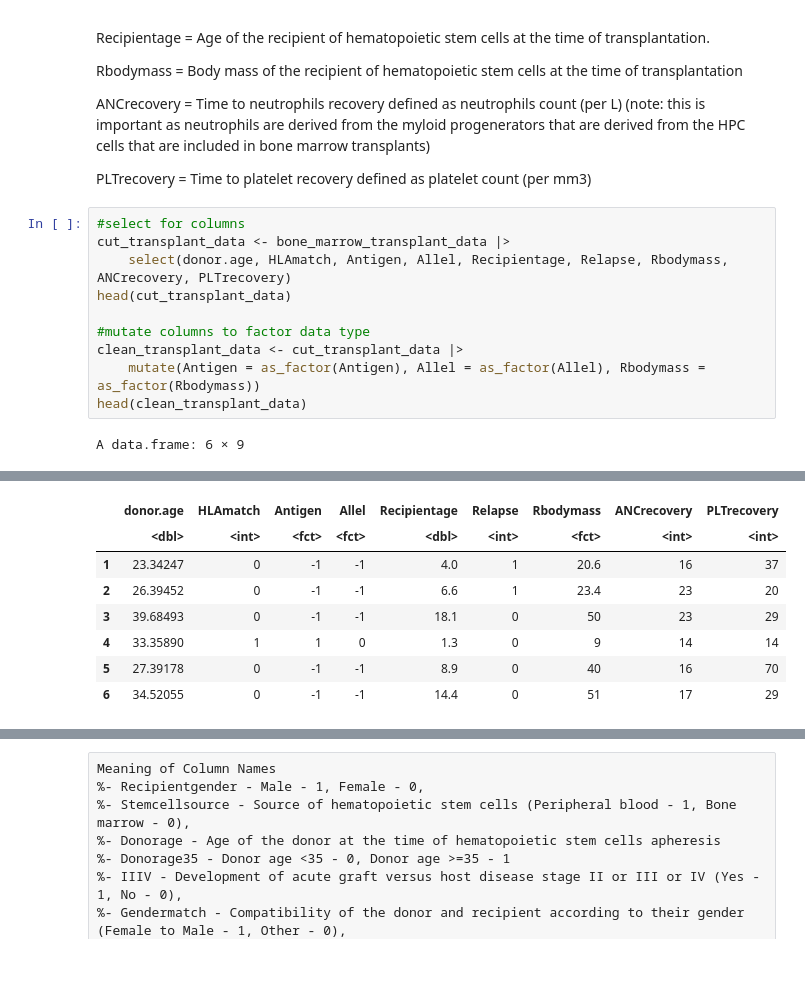
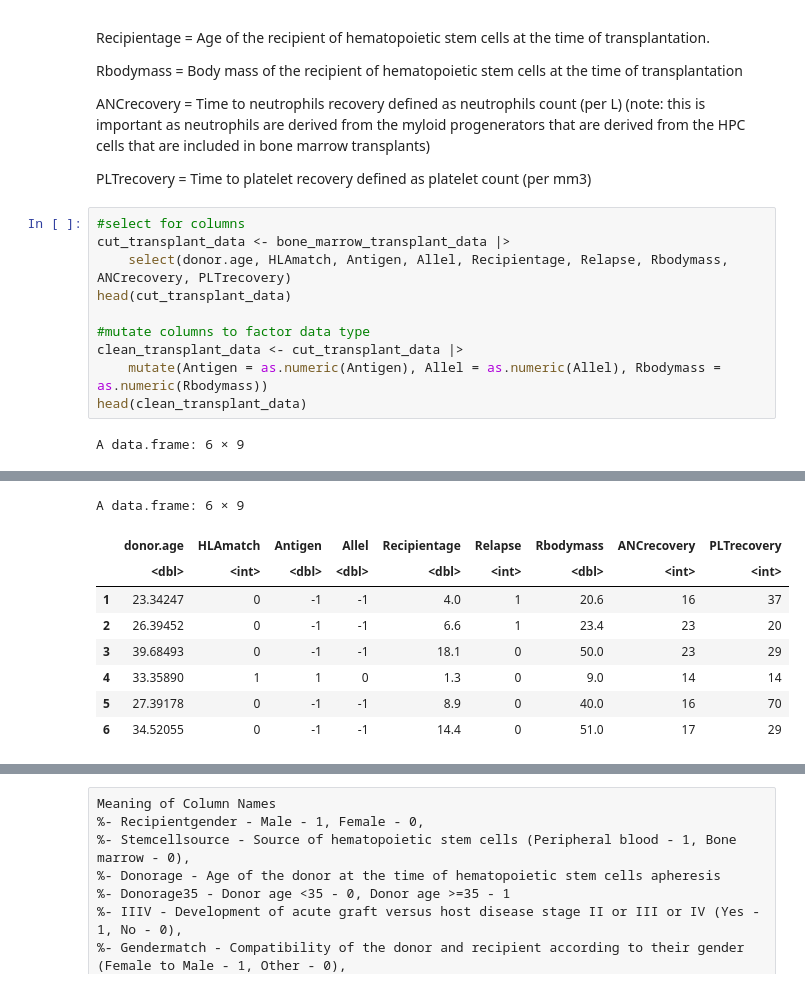
Before and after one commit to Phoebeml/ds_project, a Jupyter notebook: BoneMarrowProposal.ipynb, the cells around one changed output, grey strips where cells are left out. Drawn from its saved outputs; the diff is of its cells as text.

```diff
--- a/BoneMarrowProposal.ipynb
+++ b/BoneMarrowProposal.ipynb
@@ -74,7 +82,7 @@ head(cut_transplant_data)
 
 #mutate columns to factor data type
 clean_transplant_data <- cut_transplant_data |>
-    mutate(Antigen = as_factor(Antigen), Allel = as_factor(Allel), Rbodymass = as_factor(Rbodymass))
+    mutate(Antigen = as.numeric(Antigen), Allel = as.numeric(Allel), Rbodymass = as.numeric(Rbodymass))
 head(clean_transplant_data)
 # %% [output]
 A data.frame: 6 × 9
@@ -90,11 +103,12 @@ A data.frame: 6 × 9
+A data.frame: 6 × 9
 |  | donor.age | HLAmatch | Antigen | Allel | Recipientage | Relapse | Rbodymass | ANCrecovery | PLTrecovery |
-|  | <dbl> | <int> | <fct> | <fct> | <dbl> | <int> | <fct> | <int> | <int> |
+|  | <dbl> | <int> | <dbl> | <dbl> | <dbl> | <int> | <dbl> | <int> | <int> |
 | 1 | 23.34247 | 0 | -1 | -1 | 4.0 | 1 | 20.6 | 16 | 37 |
 | 2 | 26.39452 | 0 | -1 | -1 | 6.6 | 1 | 23.4 | 23 | 20 |
-| 3 | 39.68493 | 0 | -1 | -1 | 18.1 | 0 | 50 | 23 | 29 |
-| 4 | 33.35890 | 1 | 1 | 0 | 1.3 | 0 | 9 | 14 | 14 |
-| 5 | 27.39178 | 0 | -1 | -1 | 8.9 | 0 | 40 | 16 | 70 |
-| 6 | 34.52055 | 0 | -1 | -1 | 14.4 | 0 | 51 | 17 | 29 |
+| 3 | 39.68493 | 0 | -1 | -1 | 18.1 | 0 | 50.0 | 23 | 29 |
+| 4 | 33.35890 | 1 | 1 | 0 | 1.3 | 0 | 9.0 | 14 | 14 |
+| 5 | 27.39178 | 0 | -1 | -1 | 8.9 | 0 | 40.0 | 16 | 70 |
+| 6 | 34.52055 | 0 | -1 | -1 | 14.4 | 0 | 51.0 | 17 | 29 |
 # %%
 #splitting data into training and testing sets
 transplant_data_split <-  initial_split(clean_transplant_data, prop = 0.75, strata = Relapse)
```
Also changed, not shown: parts of 8 cells of this notebook.
